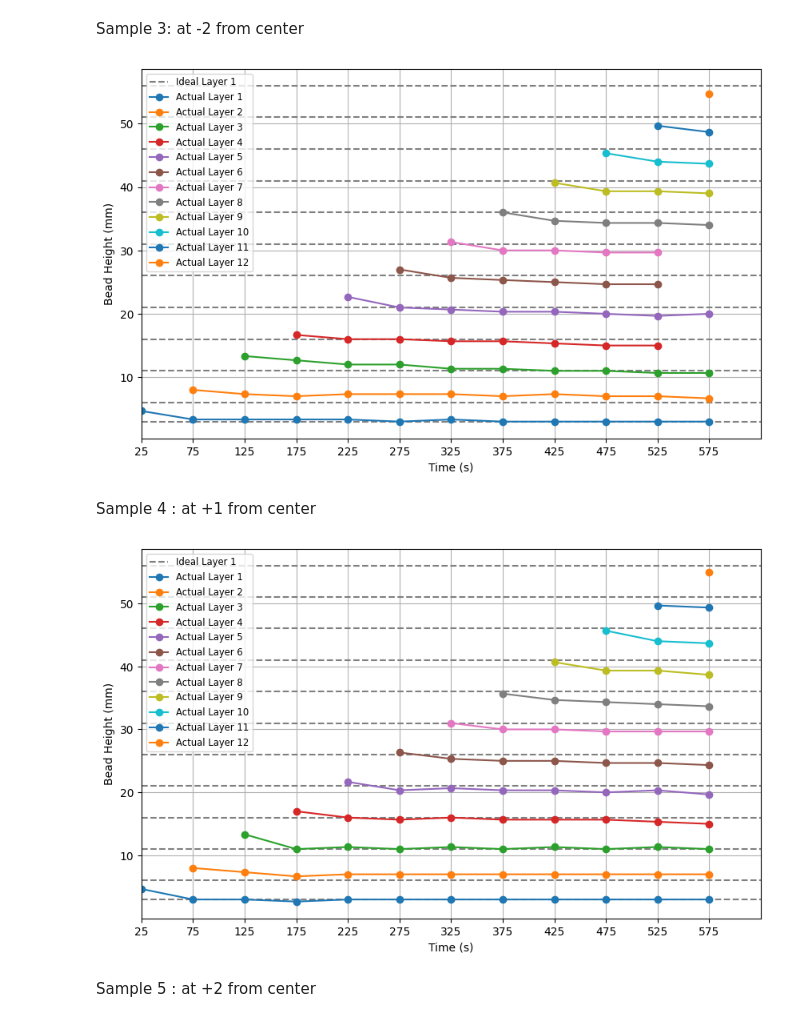
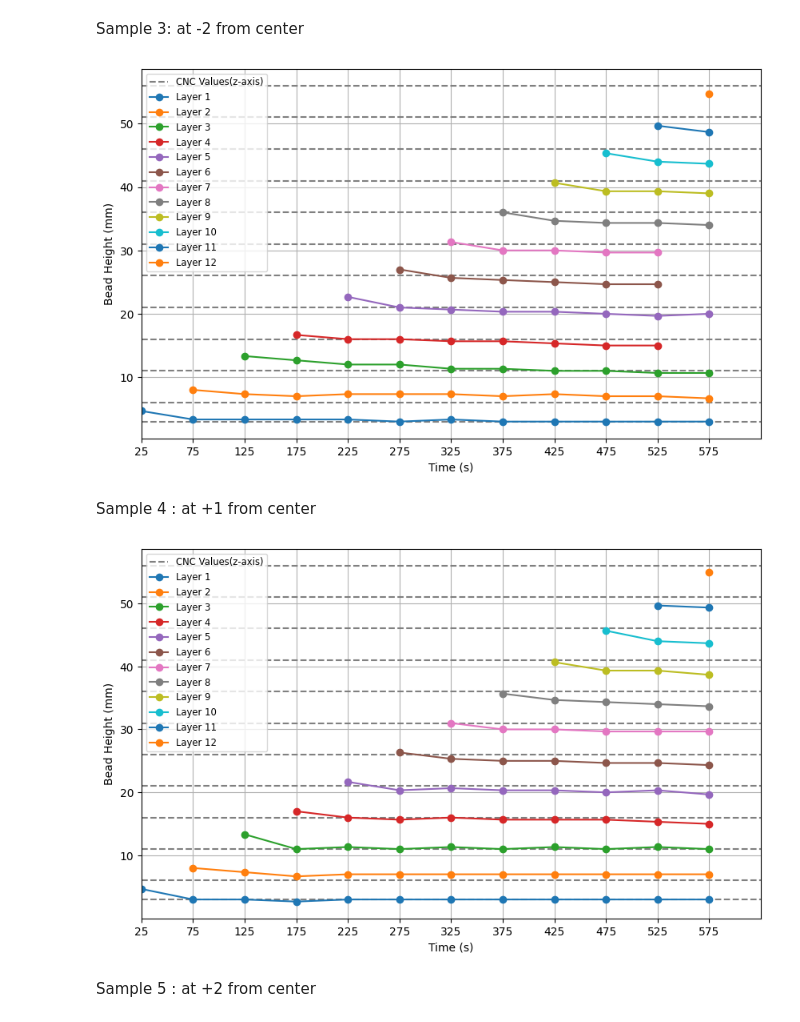
Before and after one commit to gaws15/AINotebooksVault, a Jupyter notebook: p01_plots.ipynb, the cells around one changed output. Cells and saved outputs as stored; diff of their text form; code cells hidden in the pictures.

```diff
--- a/p01_plots.ipynb
+++ b/p01_plots.ipynb
@@ -37,10 +37,10 @@ for layer_num, (layer, actual_heights) in enumerate(actual_data.items()):
     valid_actual_heights = [h for h in actual_heights if not np.isnan(h)]
 
     # Plot ideal value as a horizontal line
-    ax.axhline(y=ideal_height, color='gray', linestyle='--', label=f'Ideal {layer}' if layer_num == 0 else None) # Label only the first ideal line
+    ax.axhline(y=ideal_height, color='gray', linestyle='--', label=f'CNC Values(z-axis)' if layer_num == 0 else None) # Label only the first ideal line
 
     # Plot actual values
-    ax.plot(valid_times, valid_actual_heights, marker='o', label=f'Actual {layer}')
+    ax.plot(valid_times, valid_actual_heights, marker='o', label=f'{layer}')
 
 ax.set_xlabel('Time (s)')
 ax.set_ylabel('Bead Height (mm)')
@@ -88,10 +88,10 @@ for layer_num, (layer, actual_heights) in enumerate(actual_data.items()):
     valid_actual_heights = [h for h in actual_heights if not np.isnan(h)]
 
     # Plot ideal value as a horizontal line
-    ax.axhline(y=ideal_height, color='gray', linestyle='--', label=f'Ideal {layer}' if layer_num == 0 else None) # Label only the first ideal line
+    ax.axhline(y=ideal_height, color='gray', linestyle='--', label=f'CNC Values(z-axis)' if layer_num == 0 else None) # Label only the first ideal line
 
     # Plot actual values
-    ax.plot(valid_times, valid_actual_heights, marker='o', label=f'Actual {layer}')
+    ax.plot(valid_times, valid_actual_heights, marker='o', label=f' {layer}')
 
 ax.set_xlabel('Time (s)')
 ax.set_ylabel('Bead Height (mm)')
@@ -127,36 +127,36 @@ actual_data = {
     'Layer 10': [np.nan, np.nan, np.nan, np.nan, np.nan, np.nan, np.nan, np.nan, np.nan, 45.333, 44, 43.667],
     'Layer 11': [np.nan, np.nan, np.nan, np.nan, np.nan, np.nan, np.nan, np.nan, np.nan, np.nan, 49.667, 48.667],
     'Layer 12': [np.nan, np.nan, np.nan, np.nan, np.nan, np.nan, np.nan, np.nan, np.nan, np.nan, np.nan, 54.667],
 }
 
 
 times = [25, 75, 125, 175, 225, 275, 325, 375, 425, 475, 525, 575]
 
 # Create the plot
 fig, ax = plt.subplots(figsize=(10, 6))
 
 for layer_num, (layer, actual_heights) in enumerate(actual_data.items()):
     ideal_height = ideal_values[layer_num]
 
     valid_times = [t for i, t in enumerate(times) if not np.isnan(actual_heights[i])]
     valid_actual_heights = [h for h in actual_heights if not np.isnan(h)]
 
     # Plot ideal value as a horizontal line
-    ax.axhline(y=ideal_height, color='gray', linestyle='--', label=f'Ideal {layer}' if layer_num == 0 else None) # Label only the first ideal line
+    ax.axhline(y=ideal_height, color='gray', linestyle='--', label=f'CNC Values(z-axis)' if layer_num == 0 else None) # Label only the first ideal line
 
     # Plot actual values
-    ax.plot(valid_times, valid_actual_heights, marker='o', label=f'Actual {layer}')
+    ax.plot(valid_times, valid_actual_heights, marker='o', label=f'{layer}')
 
 ax.set_xlabel('Time (s)')
 ax.set_ylabel('Bead Height (mm)')
 #ax.set_title('Comparison of Ideal and Actual Layer Heights')
 ax.legend(loc='best', fontsize='small')
 ax.grid(True)
 ax.set_xticks(times)
 ax.set_xlim(times[0], times[-1] + 50)  # Add 100 units to the right
 plt.savefig('at -2,left.png')
 # %% [output]
-[figure, old version]
+[figure, new version]
 # %% [markdown]
 Sample 4 : at +1 from center
 # %%
@@ -195,10 +195,10 @@ for layer_num, (layer, actual_heights) in enumerate(actual_data.items()):
     valid_actual_heights = [h for h in actual_heights if not np.isnan(h)]
 
     # Plot ideal value as a horizontal line
-    ax.axhline(y=ideal_height, color='gray', linestyle='--', label=f'Ideal {layer}' if layer_num == 0 else None) # Label only the first ideal line
+    ax.axhline(y=ideal_height, color='gray', linestyle='--', label=f'CNC Values(z-axis)' if layer_num == 0 else None) # Label only the first ideal line
 
     # Plot actual values
-    ax.plot(valid_times, valid_actual_heights, marker='o', label=f'Actual {layer}')
+    ax.plot(valid_times, valid_actual_heights, marker='o', label=f'{layer}')
 
 ax.set_xlabel('Time (s)')
 ax.set_ylabel('Bead Height (mm)')
@@ -209,7 +209,7 @@ ax.set_xticks(times)
 ax.set_xlim(times[0], times[-1] + 50)  # Add 100 units to the right
 plt.savefig('at +1,right.png')
 # %% [output]
-[figure, old version]
+[figure, new version]
 # %% [markdown]
 Sample 5 : at +2 from center
 # %%
```
Also changed, not shown: parts of 4 cells of this notebook.
